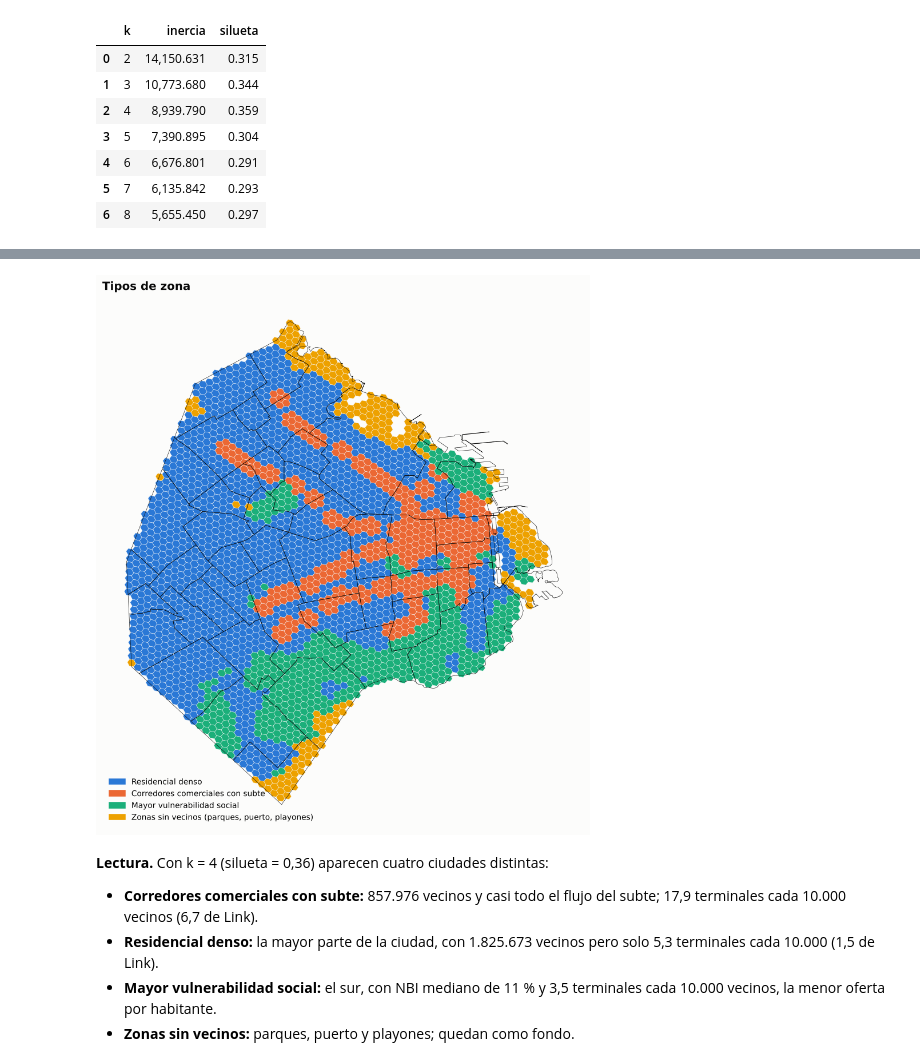
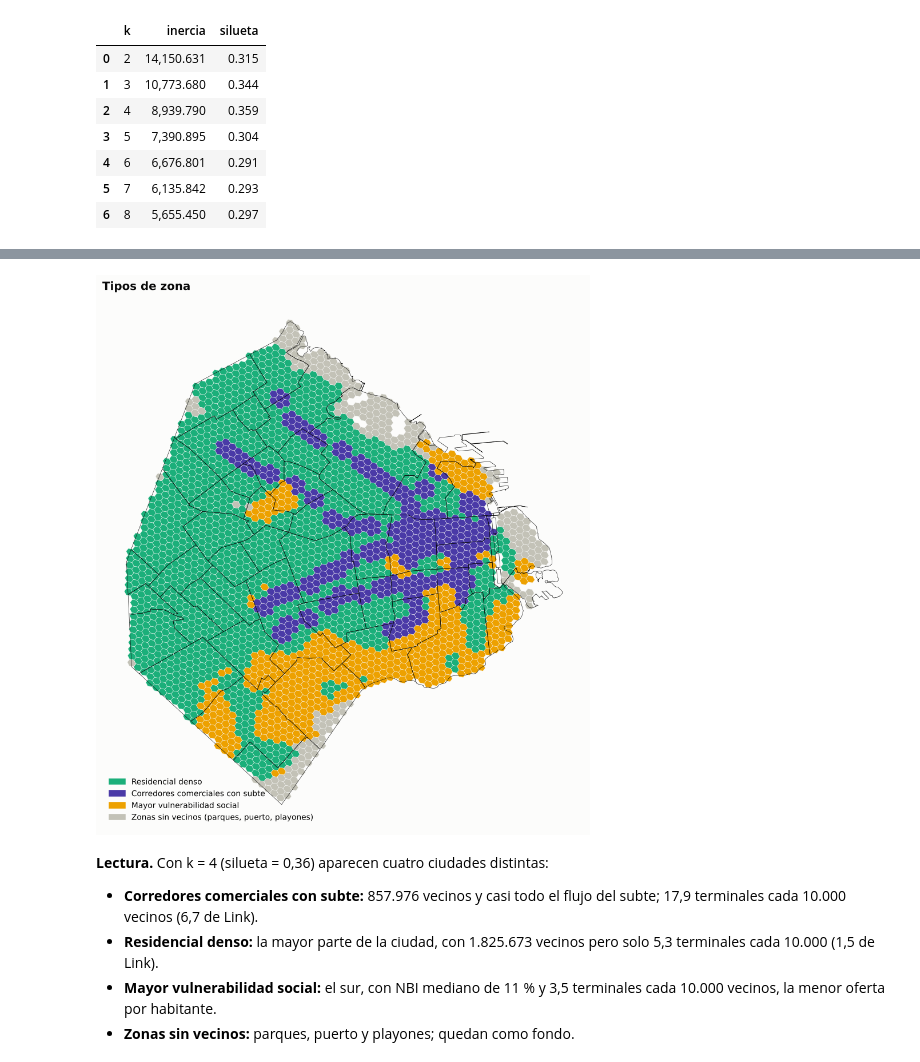
Before and after one commit to ValentinoDiaz0509/CienciaDeDatos, a Jupyter notebook: notebooks/02_modelos.ipynb, the cells around one changed output, grey strips where cells are left out. Cells and saved outputs as stored; diff of their text form; code cells hidden in the pictures.

```diff
--- a/notebooks/02_modelos.ipynb
+++ b/notebooks/02_modelos.ipynb
@@ -302,18 +302,18 @@ perfil.round(2)
 | Zonas sin vecinos (parques, puert... | 226 | 4,621.420 | 0.000 | 16.000 | 6.000 | 8.100 | 0.040 | ... |
 # %%
 zonas = list(perfil.index)
-colores = {z: e.CATEGORICO[i] for i, z in enumerate(zonas)}
+colores = {z: e.color_zona(z) for z in zonas}
 g = gpd.GeoDataFrame(res[res["tipo_zona"].notna()], geometry=[f.poligono_hex(h) for h in res.loc[res["tipo_zona"].notna(), "h3"]], crs="EPSG:4326")
 fig, ax = plt.subplots(figsize=(10, 9))
 for z in zonas:
     g[g["tipo_zona"] == z].plot(ax=ax, color=colores[z], linewidth=0.3, edgecolor=e.FONDO, label=z)
 barrios.boundary.plot(ax=ax, color=e.TINTA, linewidth=0.4)
 from matplotlib.patches import Patch
 ax.legend(handles=[Patch(color=colores[z], label=z) for z in zonas], loc="lower left")
 ax.set_axis_off(); ax.set_title("Tipos de zona")
 fig.tight_layout(); fig.savefig(FIG / "mapa_tipos_zona.png"); plt.show()
 # %% [output]
-[figure, old version]
+[figure, new version]
 # %% [markdown]
 
 **Lectura.** Con k = 4 (silueta = 0,36) aparecen cuatro ciudades distintas:
```
Also changed, not shown: parts of 1 cell of this notebook, 12 other files.
